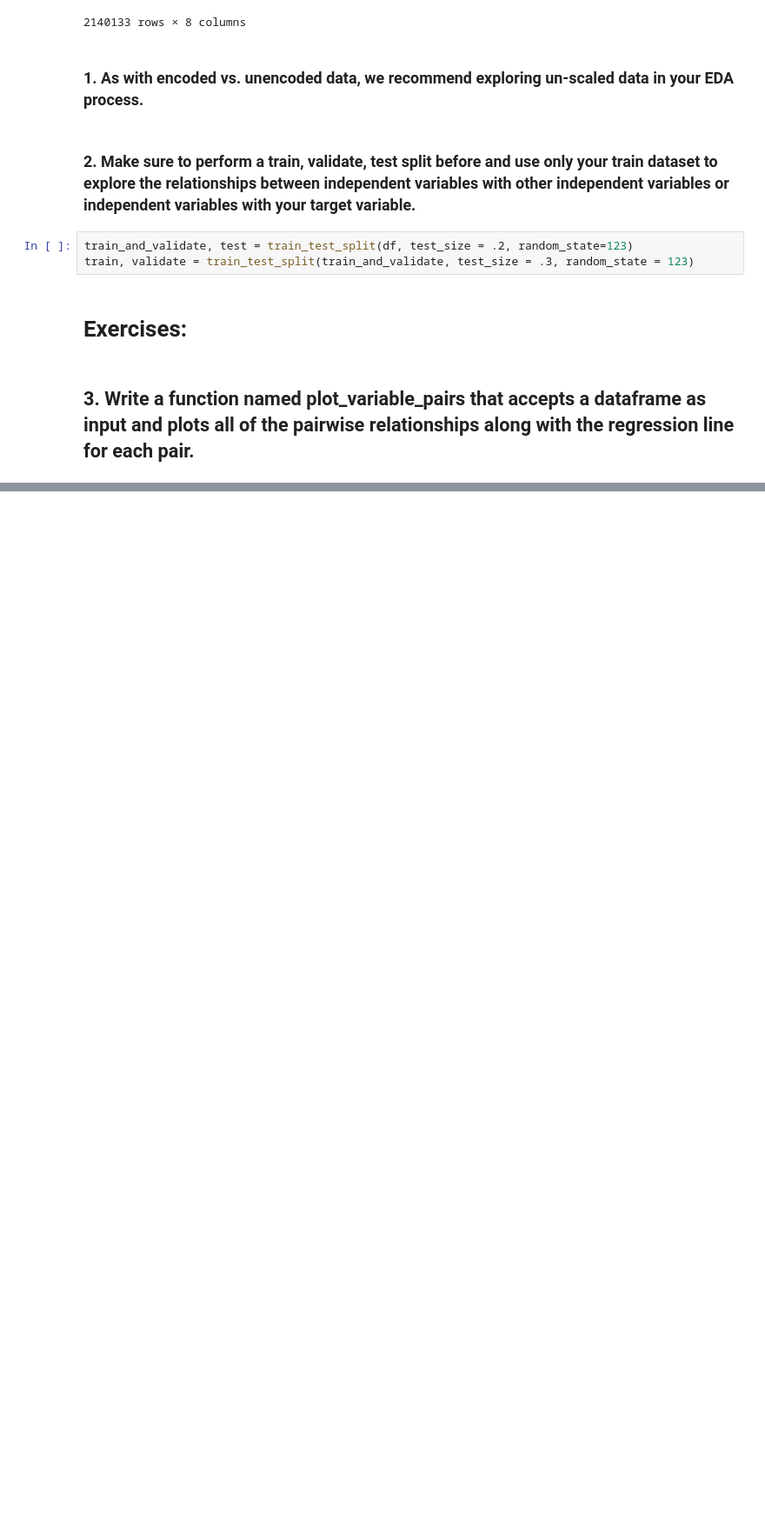
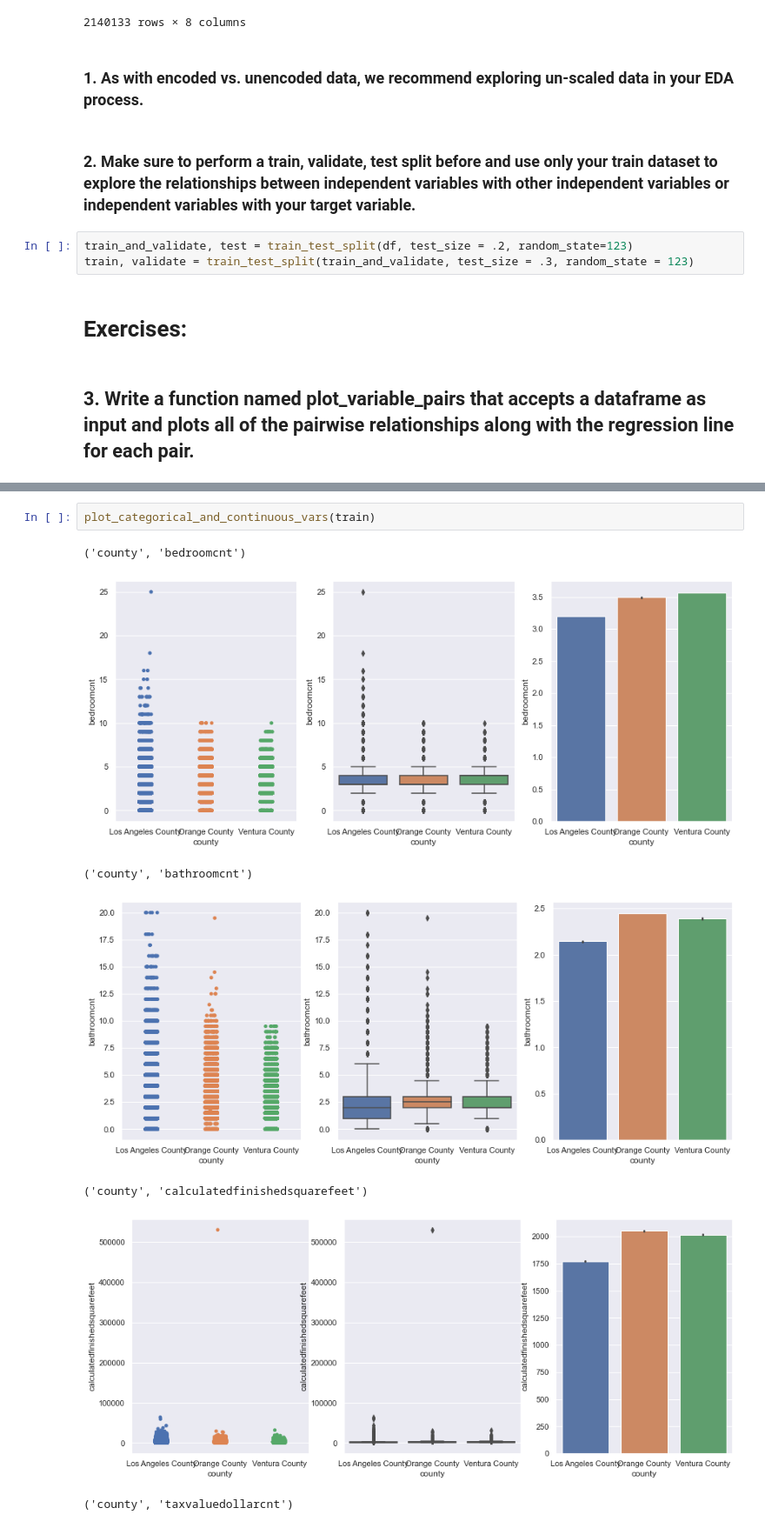
Before and after one commit to greg-maggard/regression_exercises, a Jupyter notebook: explore_exercises.ipynb, the cells around one changed output, grey strips where cells are left out. Shown at 87% size. Drawn from its saved outputs; the diff is of its cells as text; blank space fills up the shorter version.

```diff
--- a/explore_exercises.ipynb
+++ b/explore_exercises.ipynb
@@ -76,0 +115,10 @@ plot_variable_pairs(df)
+# %%
+plot_categorical_and_continuous_vars(train)
+# %% [output]
+('county', 'bedroomcnt')
+[figure, added]
+('county', 'bathroomcnt')
+[figure, added]
+('county', 'calculatedfinishedsquarefeet')
+[figure, added]
+('county', 'taxvaluedollarcnt')
```
Also changed, not shown: parts of 9 cells of this notebook, 2 other files.
